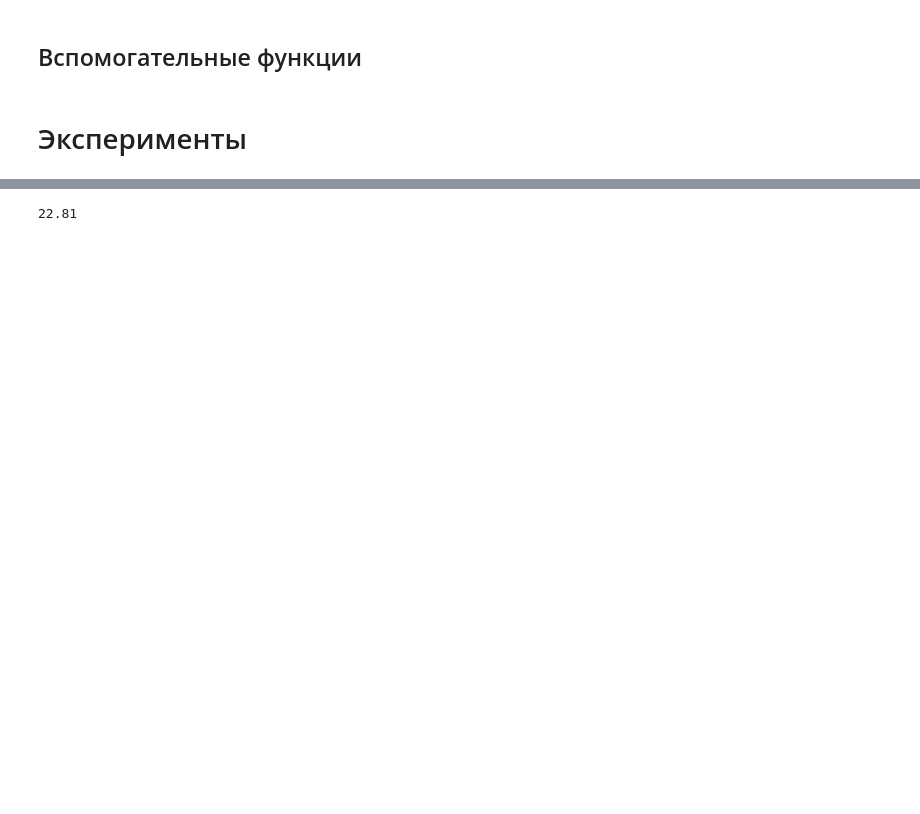
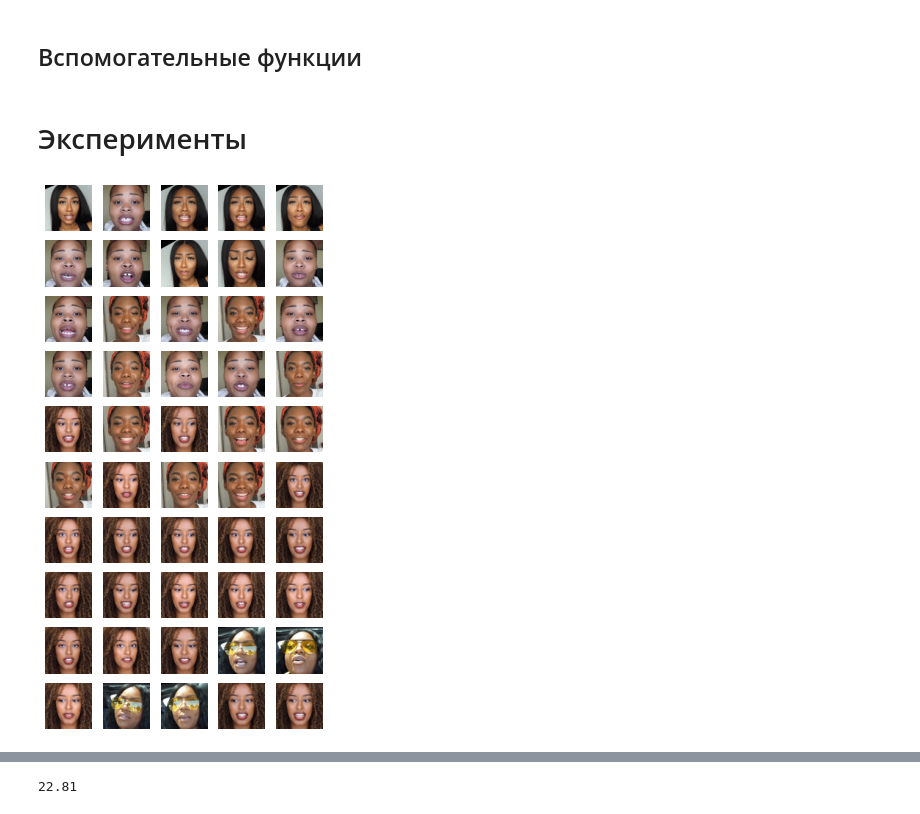
Before and after one commit to Germandev55/Topology_and_Geometry-for-Deep-Learning, a Jupyter notebook: ID_estimation.ipynb, the cells around one changed output, grey strips where cells are left out. Drawn from its saved outputs; the diff is of its cells as text; code cells hidden in the pictures; blank space fills up the shorter version.

```diff
--- a/ID_estimation.ipynb
+++ b/ID_estimation.ipynb
@@ -271,0 +355,30 @@ def estimate_ID_layers(model,data,layers_list,):
+# %%
+for i in y_train_labels:
+  print(i)
+# %%
+source = []
+for e, i in enumerate(y_train_labels):
+  if i == 9: source.append(X_train_face[e])
+# %%
+fig, ax = plt.subplots()
+
+
+for i in source:
+  ax.imshow(i)
+plt.show()
+# %%
+r, c = 10, 5
+source = real_64
+fig, axs = plt.subplots(r, c, figsize=(c, r))
+cnt = 0
+for i in range(r):
+    for j in range(c):
+        img = tf.keras.preprocessing.image.array_to_img(source[cnt])
+        axs[i,j].imshow(img, cmap='gray')
+        #axs[i,j].imshow(gen_imgs1[cnt, :,:,0])#, cmap='gray')
+        axs[i,j].axis('off')
+        cnt += 1
+plt.show()
+plt.close()
+# %% [output]
+[figure, added]
```
Also changed, not shown: parts of 57 cells of this notebook.
